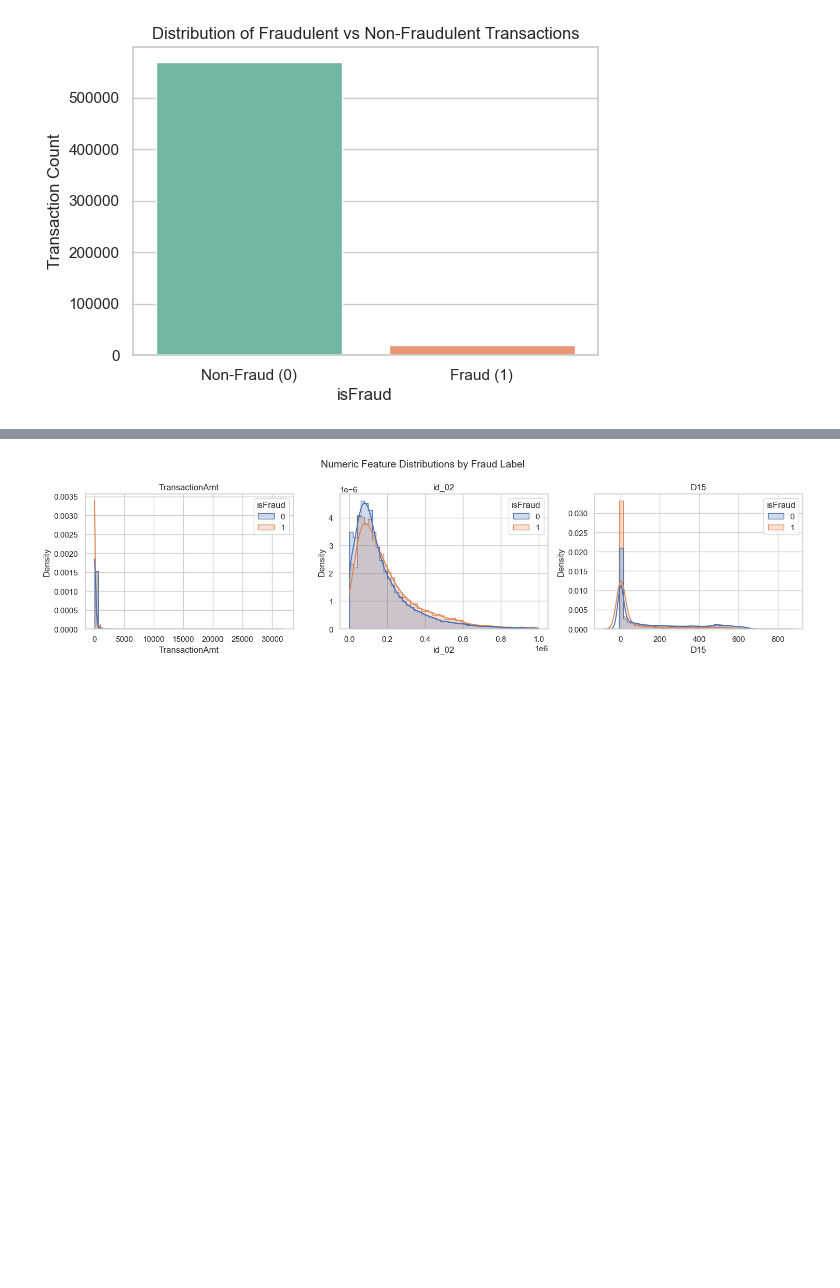
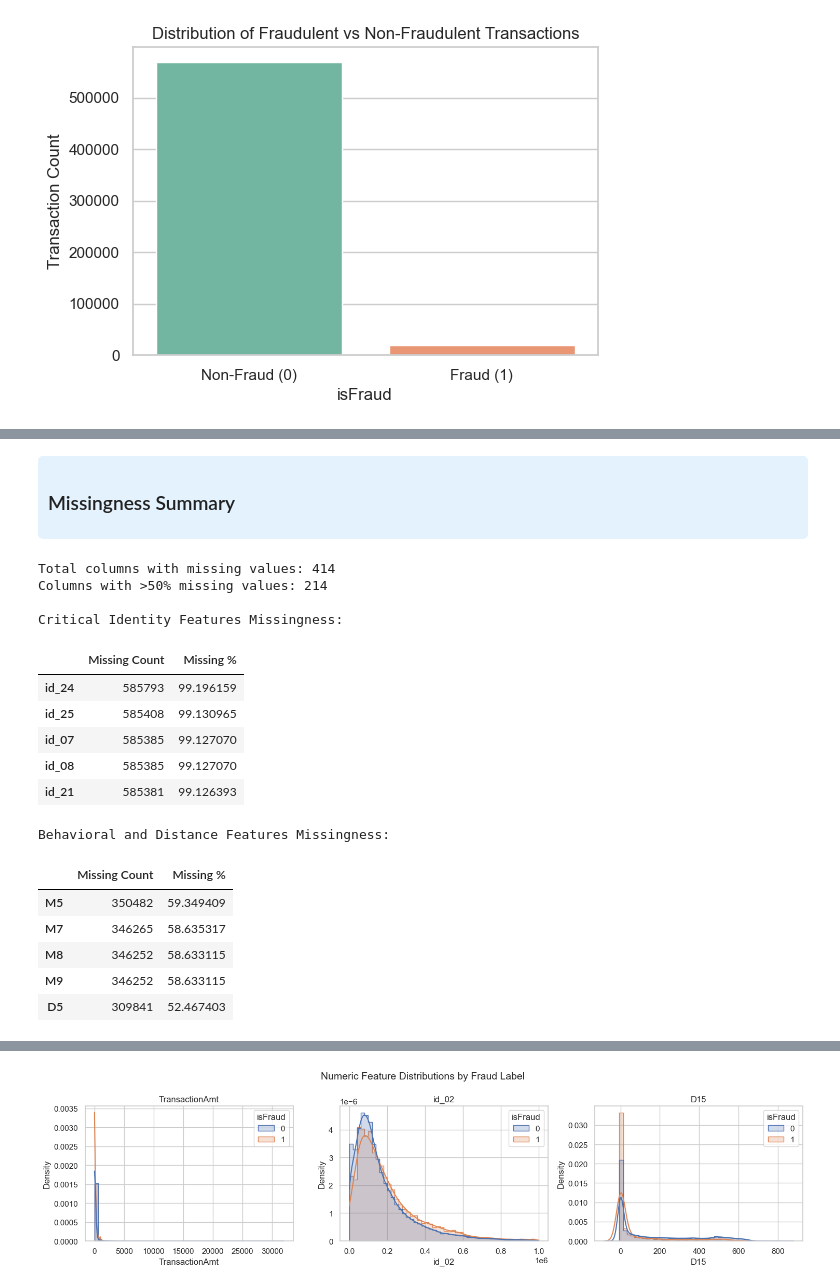
Before and after one commit to poke-key/Financial-Fraud_MODEL, a Jupyter notebook: detecting_financial_fraud.ipynb, the cells around one changed output, grey strips where cells are left out. Cells and saved outputs as stored; diff of their text form; code cells hidden in the pictures; blank space fills up the shorter version.

```diff
--- a/detecting_financial_fraud.ipynb
+++ b/detecting_financial_fraud.ipynb
@@ -278,0 +221,60 @@ Total columns with missing values: 414
+# %% [markdown]
+<div style="background-color: #E3F2FD; padding: 10px; border-radius: 5px;">
+
+### Missingness Summary
+</div>
+# %%
+def check_missingness_summary(df):
+    """
+    Summarizes missing value statistics for key feature groups.
+    Prints results for quick EDA validation.
+    """
+
+    # --- Missing summary ---
+    missing_summary = df.isnull().sum()
+    missing_percent = (missing_summary / df.shape[0]) * 100
+    missing_df = pd.DataFrame({'Missing Count': missing_summary, 'Missing %': missing_percent})
+    missing_df = missing_df[missing_df['Missing Count'] > 0].sort_values(by='Missing %', ascending=False)
+
+    # --- Overall missingness ---
+    total_missing_cols = missing_df.shape[0]
+    over_50_missing = (missing_df['Missing %'] > 50).sum()
+
+    print(f"Total columns with missing values: {total_missing_cols}")
+    print(f"Columns with >50% missing values: {over_50_missing}")
+    print()
+
+    # --- Critical Identity Features ---
+    critical_ids = ['id_24', 'id_25', 'id_07', 'id_08', 'id_21']
+    print("Critical Identity Features Missingness:")
+    display(missing_df.loc[critical_ids])
+    print()
+
+    # --- Behavioral and Distance Features ---
+    behavioral_features = ['M5', 'M7', 'M8', 'M9', 'D5']
+    print("Behavioral and Distance Features Missingness:")
+    display(missing_df.loc[behavioral_features])
+    print()
+
+    # --- Return missing_df for further use if needed ---
+    return missing_df
+
+missing_df = check_missingness_summary(df)
+# %% [output]
+Total columns with missing values: 414
+Columns with >50% missing values: 214
+
+Critical Identity Features Missingness:
+|  | Missing Count | Missing % |
+| id_24 | 585793 | 99.196159 |
+| id_25 | 585408 | 99.130965 |
+| id_07 | 585385 | 99.127070 |
+| id_08 | 585385 | 99.127070 |
+| id_21 | 585381 | 99.126393 |
+Behavioral and Distance Features Missingness:
+|  | Missing Count | Missing % |
+| M5 | 350482 | 59.349409 |
+| M7 | 346265 | 58.635317 |
+| M8 | 346252 | 58.633115 |
+| M9 | 346252 | 58.633115 |
+| D5 | 309841 | 52.467403 |
```
Also changed, not shown: parts of 50 cells of this notebook, 11 other files.
